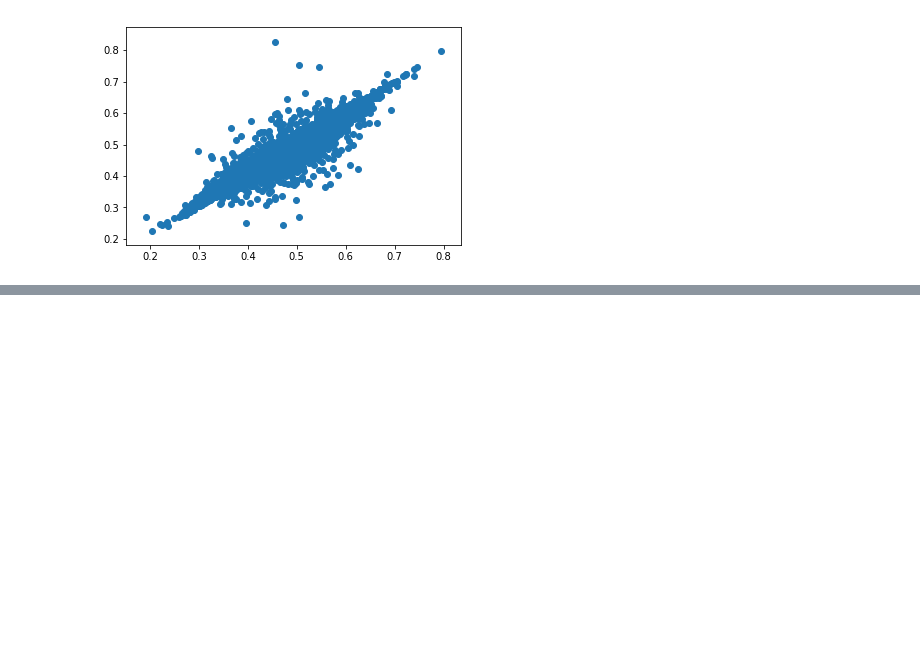
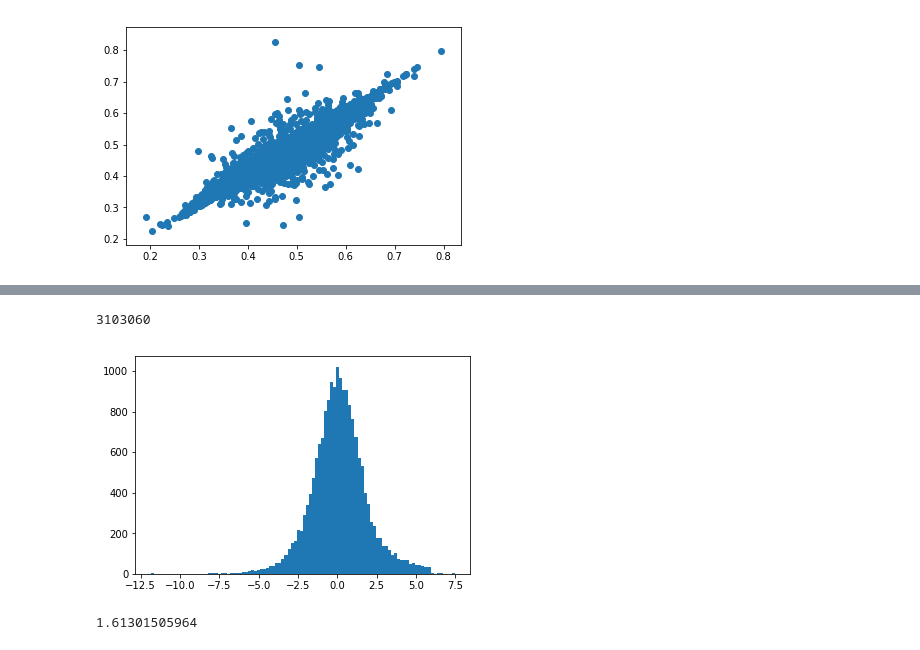
Before and after one commit to explorerwjy/DeepseqG9, a Jupyter notebook: Jiayao/src/Dat.ipynb, the cells around one changed output, grey strips where cells are left out. Cells and saved outputs as stored; diff of their text form; code cells hidden in the pictures; blank space fills up the shorter version.

```diff
--- a/Jiayao/src/Dat.ipynb
+++ b/Jiayao/src/Dat.ipynb
@@ -378,0 +381,12 @@ plt.show()
+# %%
+def Zscore(obs, exp):
+    chi2 = (obs-exp)**2/exp
+    if obs > exp:
+        return -1 * math.sqrt(chi2)
+    else:
+        return math.sqrt(chi2)
+# %%
+obs, exp = 227.0 ,154.668965626
+X = chi2(obs, exp)
+Z = math.sqrt(X)
+print X,Z
@@ -378,0 +399,2 @@ plt.show()
+# %%
+ExACTrans = pd.read_excel("../dat/ExAC_Genes_constrain.xlsx", sheetname="Gene Constraint")
@@ -378,0 +411,19 @@ plt.show()
+# %%
+n_syn = ExACTrans["n_syn"].values
+exp_syn = ExACTrans["exp_syn"].values
+ucz = [Zscore(obs,exp) for obs, exp in zip(n_syn,exp_syn)]
+# %%
+print np.sum(ExACTrans["n_mis"])
+# %% [output]
+3103060
+# %%
+plt.hist(ucz, 100)
+plt.show()
+# %% [output]
+[figure, added]
+# %%
+subz = [x for x in ucz if abs(x)<5]
+std = np.std(subz)
+print std
+# %% [output]
+1.61301505964
```
Also changed, not shown: parts of 49 cells of this notebook.
